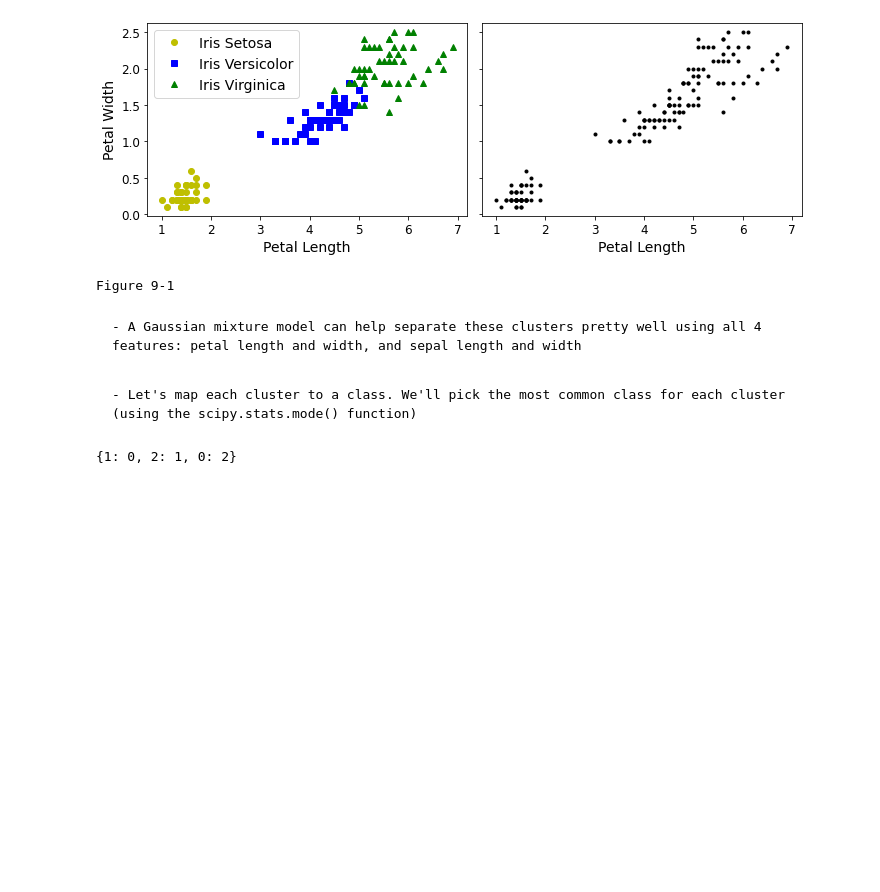
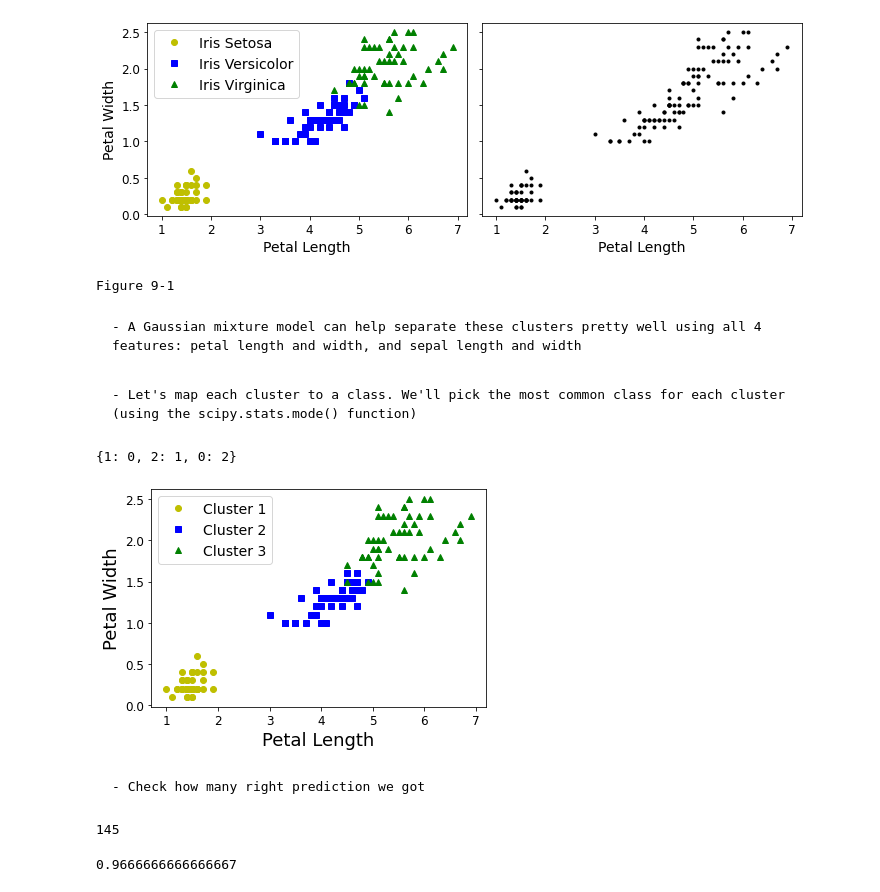
Before and after one commit to MarkJasonE/UnsupervisedLearningTechniques, a Jupyter notebook: UnsupervisedLearningTechniques.ipynb, the cells around one changed output. Saved outputs shown, nothing was run; the diff lists cells and outputs as text; code cells hidden in the pictures; blank space fills up the shorter version.

Commit message:
Added in section: Clustering, point: K-means

```diff
--- a/UnsupervisedLearningTechniques.ipynb
+++ b/UnsupervisedLearningTechniques.ipynb
@@ -101,3 +101,25 @@ for class_id in np.unique(y):
 mapping
 # %% [output]
 {1: 0, 2: 1, 0: 2}
+# %%
+y_pred = np.array([mapping[cluster_id] for cluster_id in y_pred])
+# %%
+plt.plot(X[y_pred==0, 2], X[y_pred==0, 3], "yo", label="Cluster 1")
+plt.plot(X[y_pred==1, 2], X[y_pred==1, 3], "bs", label="Cluster 2")
+plt.plot(X[y_pred==2, 2], X[y_pred==2, 3], "g^", label="Cluster 3")
+plt.xlabel("Petal Length", fontsize=18)
+plt.ylabel("Petal Width", fontsize=18)
+plt.legend(loc="upper left", fontsize=14)
+plt.show()
+# %% [output]
+[figure, added]
+# %% [markdown]
+    - Check how many right prediction we got
+# %%
+np.sum(y_pred == y)
+# %% [output]
+145
+# %%
+np.sum(y_pred == y) / len(y)
+# %% [output]
+0.9666666666666667
```
Also changed, not shown: parts of 3 cells of this notebook.
